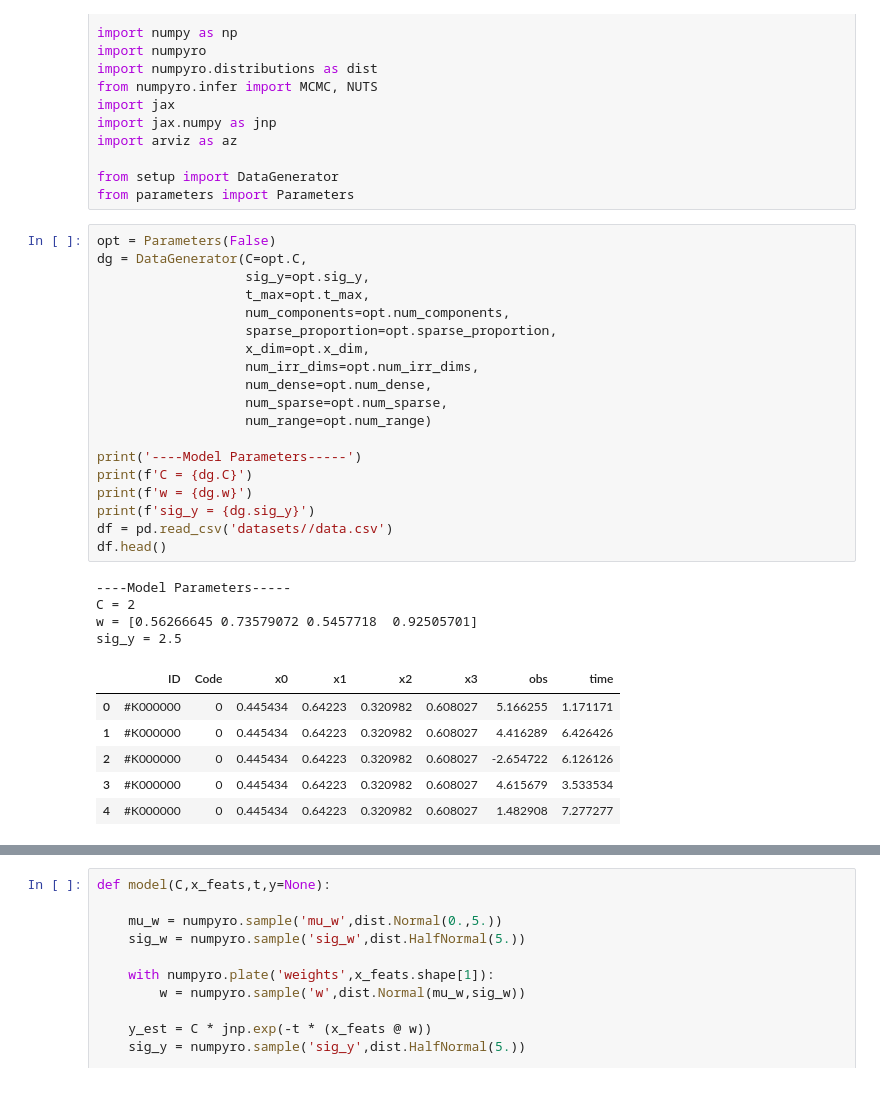
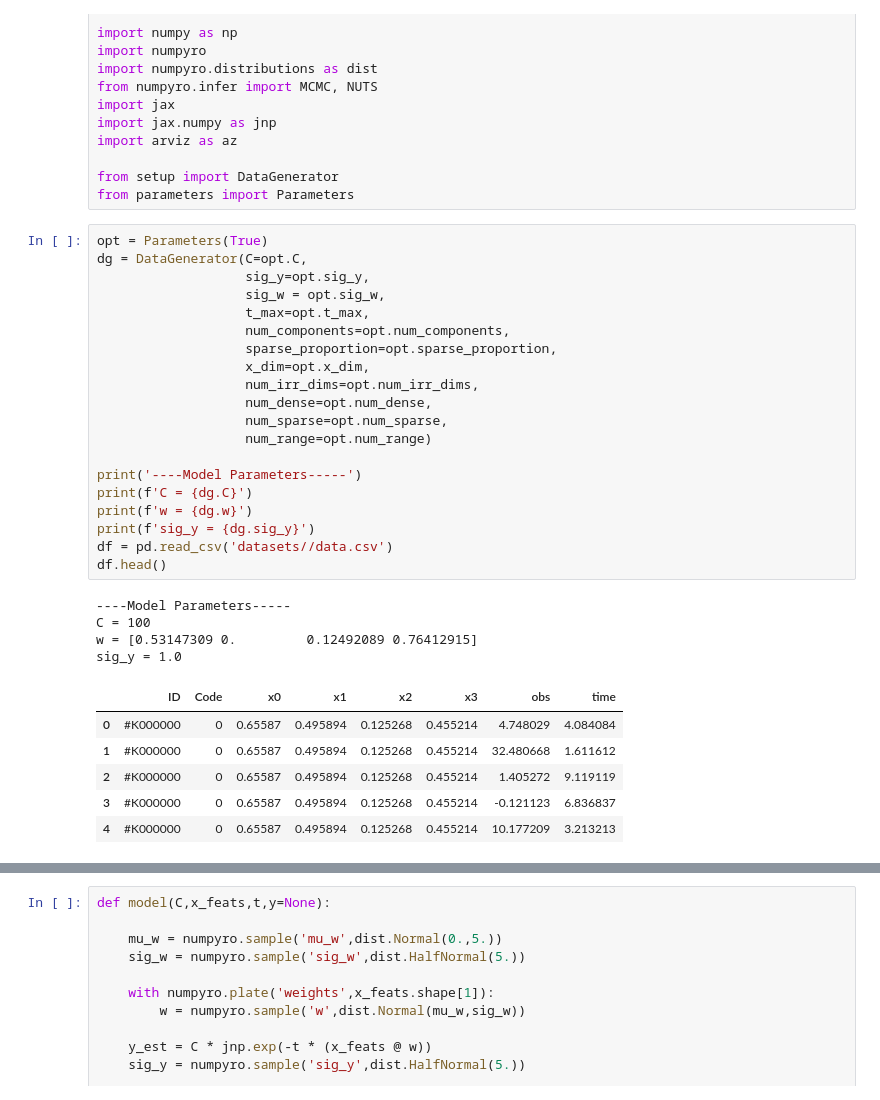
Before and after one commit to alfielenton/Bayesian-ARD, a Jupyter notebook: notebook.ipynb, the cells around one changed output, grey strips where cells are left out. Cells and saved outputs as stored; diff of their text form.

```diff
--- a/notebook.ipynb
+++ b/notebook.ipynb
@@ -14,35 +14,36 @@ import arviz as az
 from setup import DataGenerator
 from parameters import Parameters
 # %%
-opt = Parameters(False)
+opt = Parameters(True)
 dg = DataGenerator(C=opt.C,
                    sig_y=opt.sig_y,
+                   sig_w = opt.sig_w,
                    t_max=opt.t_max,
                    num_components=opt.num_components,
                    sparse_proportion=opt.sparse_proportion,
                    x_dim=opt.x_dim,
                    num_irr_dims=opt.num_irr_dims,
                    num_dense=opt.num_dense,
                    num_sparse=opt.num_sparse,
                    num_range=opt.num_range)
 
 print('----Model Parameters-----')
 print(f'C = {dg.C}')
 print(f'w = {dg.w}')
 print(f'sig_y = {dg.sig_y}')
 df = pd.read_csv('datasets//data.csv')
 df.head()
 # %% [output]
 ----Model Parameters-----
-C = 2
-w = [0.56266645 0.73579072 0.5457718  0.92505701]
-sig_y = 2.5
+C = 100
+w = [0.53147309 0.         0.12492089 0.76412915]
+sig_y = 1.0
 |  | ID | Code | x0 | x1 | x2 | x3 | obs | time |
-| 0 | #K000000 | 0 | 0.445434 | 0.64223 | 0.320982 | 0.608027 | 5.166255 | 1.171171 |
-| 1 | #K000000 | 0 | 0.445434 | 0.64223 | 0.320982 | 0.608027 | 4.416289 | 6.426426 |
-| 2 | #K000000 | 0 | 0.445434 | 0.64223 | 0.320982 | 0.608027 | -2.654722 | 6.126126 |
-| 3 | #K000000 | 0 | 0.445434 | 0.64223 | 0.320982 | 0.608027 | 4.615679 | 3.533534 |
-| 4 | #K000000 | 0 | 0.445434 | 0.64223 | 0.320982 | 0.608027 | 1.482908 | 7.277277 |
+| 0 | #K000000 | 0 | 0.65587 | 0.495894 | 0.125268 | 0.455214 | 4.748029 | 4.084084 |
+| 1 | #K000000 | 0 | 0.65587 | 0.495894 | 0.125268 | 0.455214 | 32.480668 | 1.611612 |
+| 2 | #K000000 | 0 | 0.65587 | 0.495894 | 0.125268 | 0.455214 | 1.405272 | 9.119119 |
+| 3 | #K000000 | 0 | 0.65587 | 0.495894 | 0.125268 | 0.455214 | -0.121123 | 6.836837 |
+| 4 | #K000000 | 0 | 0.65587 | 0.495894 | 0.125268 | 0.455214 | 10.177209 | 3.213213 |
 # %%
 dg.plot_component(sparse=True)
 # %% [output]
```
Also changed, not shown: parts of 9 cells of this notebook, 2 other files.
